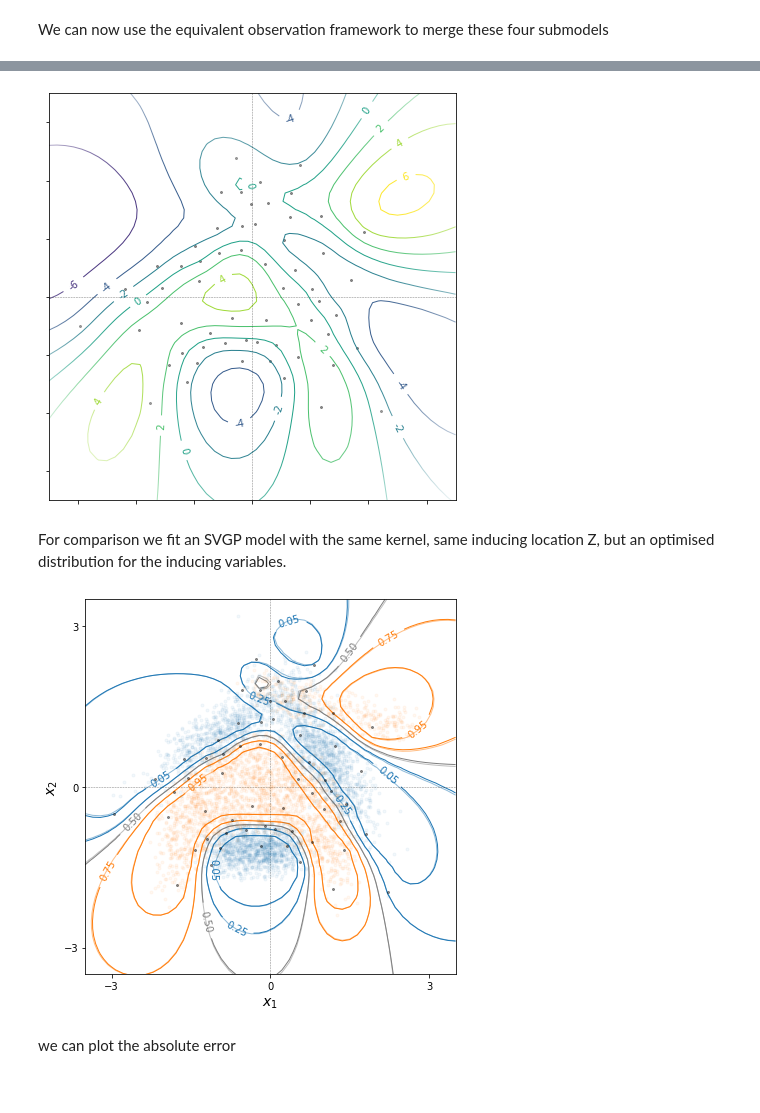
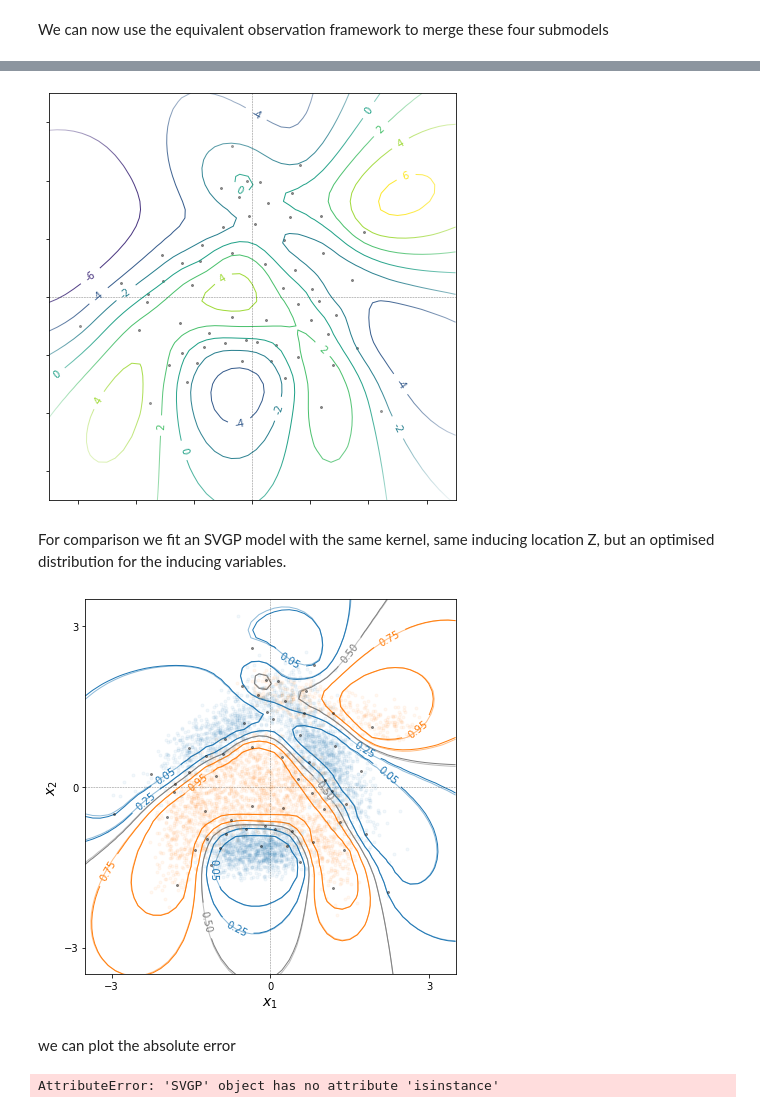
Before and after one commit to NicolasDurrande/guepard, a Jupyter notebook: docs/notebooks/equivalent_obs_SVGP_ensembles.ipynb, the cells around one changed output, grey strips where cells are left out. Cells and saved outputs as stored; diff of their text form; code cells hidden in the pictures.

```diff
--- a/docs/notebooks/equivalent_obs_SVGP_ensembles.ipynb
+++ b/docs/notebooks/equivalent_obs_SVGP_ensembles.ipynb
@@ -193,7 +193,6 @@ plt.tight_layout()
 # %% [markdown]
 We can now use the equivalent observation framework to merge these four submodels
 # %%
-m_agg = guepard.SparseGuepard(M)
-m_agg.predict_f = m_agg.predict_foo
+m_agg = guepard.EquivalentObsEnsemble(M)
 Ftest, Vtest_full = m_agg.predict_f(Xtest, full_cov=True)
 Ytest = m_agg.predict_y(Xtest)[0]
@@ -203,21 +199,21 @@ Ytest = m_agg.predict_y(Xtest)[0]
 # %%
 fig, ax = plt.subplots(figsize=(6, 6))
 
-plt.plot(m_agg.inducing_variable.Z[:, 0], m_agg.inducing_variable.Z[:, 1], "ko", ms=2., alpha=.4)
+[plt.plot(m.inducing_variable.Z[:, 0], m.inducing_variable.Z[:, 1], "ko", ms=2., alpha=.4) for m in m_agg.models]
 
 plot_latent(Ftest, Vtest_full, X1_grid, X2_grid, ax, num_sample=0)  # the figure in the paper uses num_sample=100
 
 ax.axhline(0, color='k', linestyle="dashed", alpha=0.5, linewidth=.5)
 ax.axvline(0, color='k', linestyle="dashed", alpha=0.5, linewidth=.5)
 
 ax.set_xlim(x1_lim)
 ax.set_ylim(x2_lim)
 ax.axes.xaxis.set_ticklabels([])
 ax.axes.yaxis.set_ticklabels([])
 
 plt.tight_layout()
 #plt.savefig("plots/banana_latents.pdf")
 # %% [output]
-[figure, old version]
+[figure, new version]
 # %% [markdown]
 For comparison we fit an SVGP model with the same kernel, same inducing location Z, but an optimised distribution for the inducing variables.
@@ -232,4 +241,5 @@ Ysvgp = m_svgp.predict_y(Xtest)[0]
 # %%
+
 fig, ax = plt.subplots(figsize=(6, 6))
 
 ax.axhline(0, color='k', linestyle="dashed", alpha=0.5, linewidth=.5)
@@ -246,7 +256,7 @@ cs = ax.contour(X1_grid, X2_grid, np.reshape(Ytest, (50, 50)), linewidths=1, col
 
 ax.clabel(cs, inline=1, fontsize=10, fmt='%1.2f')
 
-plt.plot(m_agg.inducing_variable.Z[:, 0], m_agg.inducing_variable.Z[:, 1], "ko", ms=2., alpha=.4)
+plt.plot(m_svgp.inducing_variable.Z[:, 0], m_svgp.inducing_variable.Z[:, 1], "ko", ms=2., alpha=.4)
 ax.set_xlabel("$x_1$", fontsize=14)
 ax.set_ylabel("$x_2$", fontsize=14)
 ax.set_xlim(x1_lim)
@@ -257,7 +267,7 @@ ax.axes.yaxis.set_ticks([-3, 0, 3])
 plt.tight_layout()
 # plt.savefig("plots/banana_models.pdf")
 # %% [output]
-[figure, old version]
+[figure, new version]
 # %% [markdown]
 we can plot the absolute error
 # %%
@@ -286,3 +296,7 @@ plt.plot(sample, 0 * sample, 'kx')
 plt.xlim((0, 1))
 np.max(sample)
 sample.shape
+# %%
+M[0].isinstance(gpflow.models.ExternalDataTrainingLossMixin)
+# %% [output]
+AttributeError: 'SVGP' object has no attribute 'isinstance'
```
Also changed, not shown: parts of 6 cells of this notebook, 10 other files.
